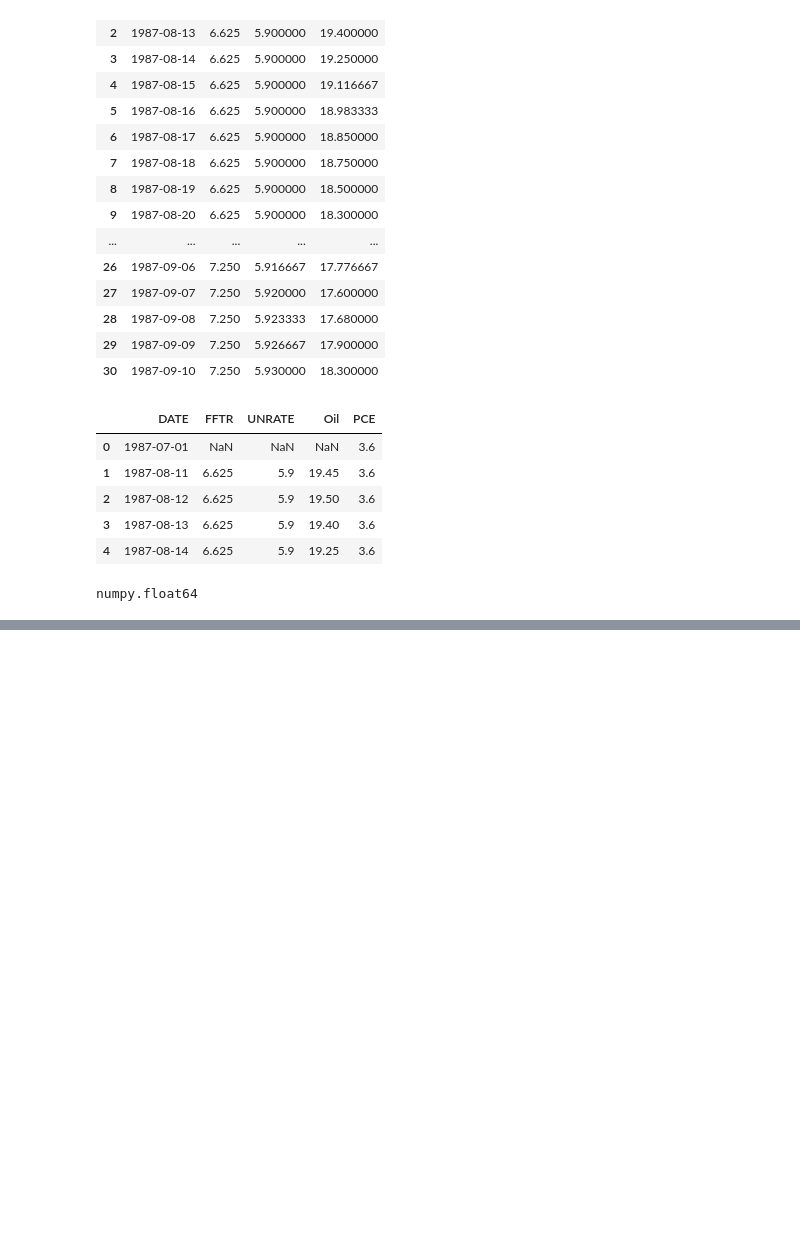
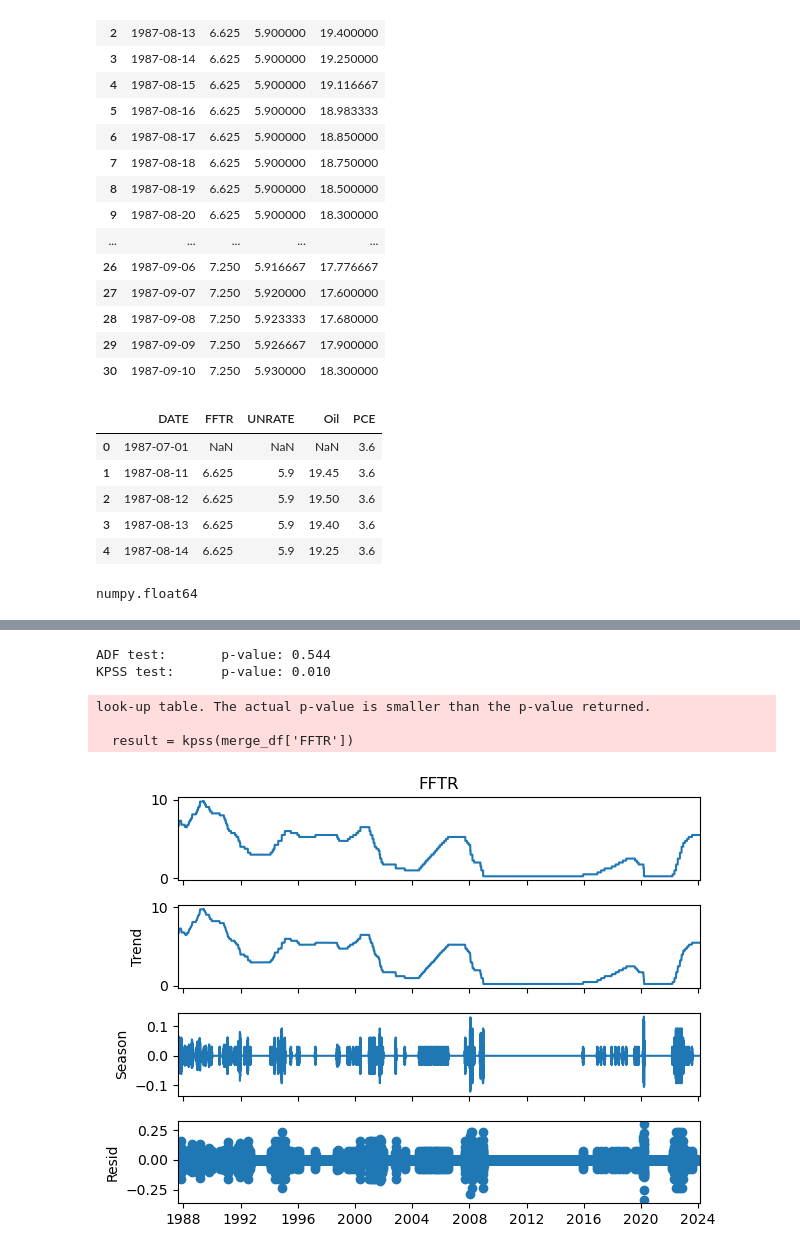
Before and after one commit to Nhunsick/FFTR_Prediction, a Jupyter notebook: Notebooks/EDA_cleaning.ipynb, the cells around one changed output, grey strips where cells are left out. Drawn from its saved outputs; the diff is of its cells as text; code cells hidden in the pictures; blank space fills up the shorter version.

```diff
--- a/Notebooks/EDA_cleaning.ipynb
+++ b/Notebooks/EDA_cleaning.ipynb
@@ -459,4 +459,18 @@ merge_df = pd.merge_ordered(merge_df, recession_df, fill_method="ffill")
 # %%
 yen_dollar_df = yen_dollar_df.rename(columns={"DATE": "DATE", "DEXJPUS": "yen_dollar"})
 merge_df = pd.merge_ordered(merge_df, yen_dollar_df, fill_method="none")
-merge_df['yen_dollar'] = merge_df['yen_dollar'].interpolate(method='linear', limit_direction= 'both', axis=0)
+# %%
+merge_df = merge_df.iloc[2:]
+# %%
+merge_df = merge_df.set_index('DATE')
+# %%
+merge_df['nasdaq'] = merge_df['nasdaq'].replace('.', np.nan)
+merge_df['nasdaq'] = merge_df['nasdaq'].astype(float)
+merge_df['nasdaq'] = merge_df['nasdaq'].interpolate(method='linear', limit_direction= 'forward', axis=0)
+merge_df['gbp_dollar'] = merge_df['gbp_dollar'].replace('.', np.nan)
+merge_df['gbp_dollar'] = merge_df['gbp_dollar'].astype(float)
+merge_df['gbp_dollar'] = merge_df['gbp_dollar'].interpolate(method='linear', limit_direction= 'forward', axis=0)
+merge_df['yen_dollar'] = merge_df['yen_dollar'].replace('.', np.nan)
+merge_df['yen_dollar'] = merge_df['yen_dollar'].astype(float)
+merge_df['yen_dollar'] = merge_df['yen_dollar'].interpolate(method='linear', limit_direction= 'forward', axis=0)
+#merge_df['nasdaq'].fillna()
@@ -462,0 +521,23 @@ merge_df['yen_dollar'] = merge_df['yen_dollar'].interpolate(method='linear', lim
+# %%
+# Import required libraries
+from statsmodels.tsa.stattools import adfuller, kpss
+
+# Perform ADF test
+result = adfuller(merge_df['FFTR'])
+print('ADF test:\tp-value: {:.3f}'.format(result[1]))
+
+# Perform KPSS test
+result = kpss(merge_df['FFTR'])
+print('KPSS test:\tp-value: {:.3f}'.format(result[1]))
+# %% [output]
+ADF test:       p-value: 0.544
+KPSS test:      p-value: 0.010
+look-up table. The actual p-value is smaller than the p-value returned.
+
+  result = kpss(merge_df['FFTR'])
+# %%
+stl = STL(merge_df['FFTR'], seasonal=)
+res = stl.fit()
+fig = res.plot()
+# %% [output]
+[figure, added]
```
Also changed, not shown: parts of 21 cells of this notebook.
